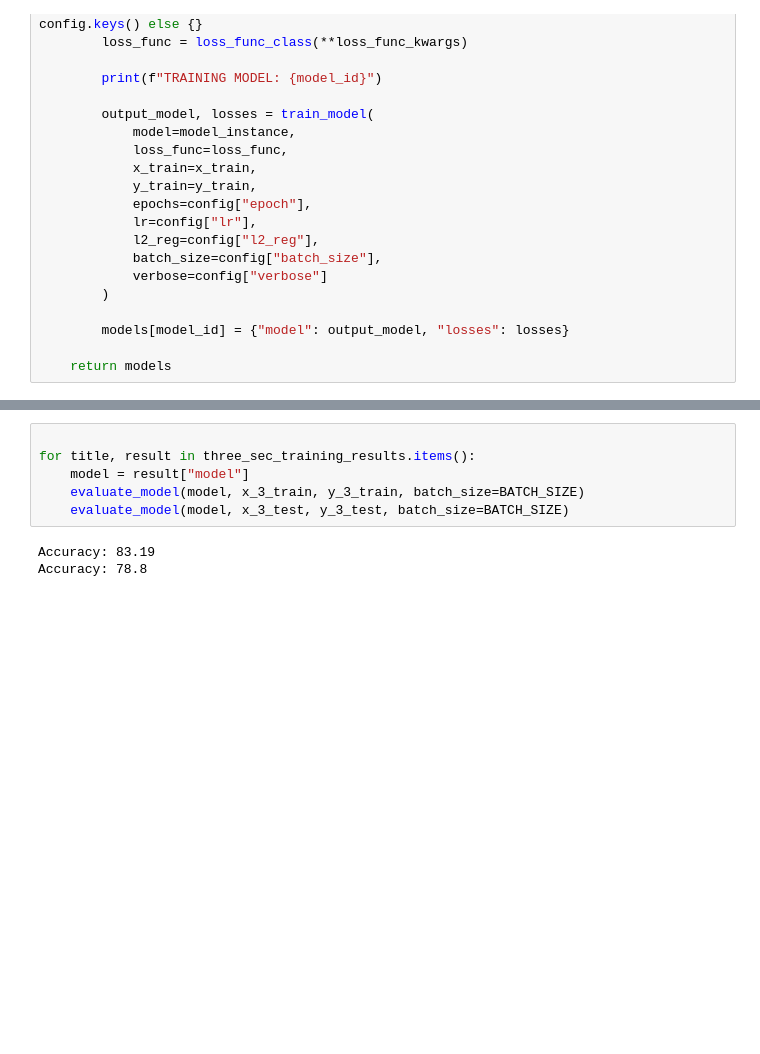
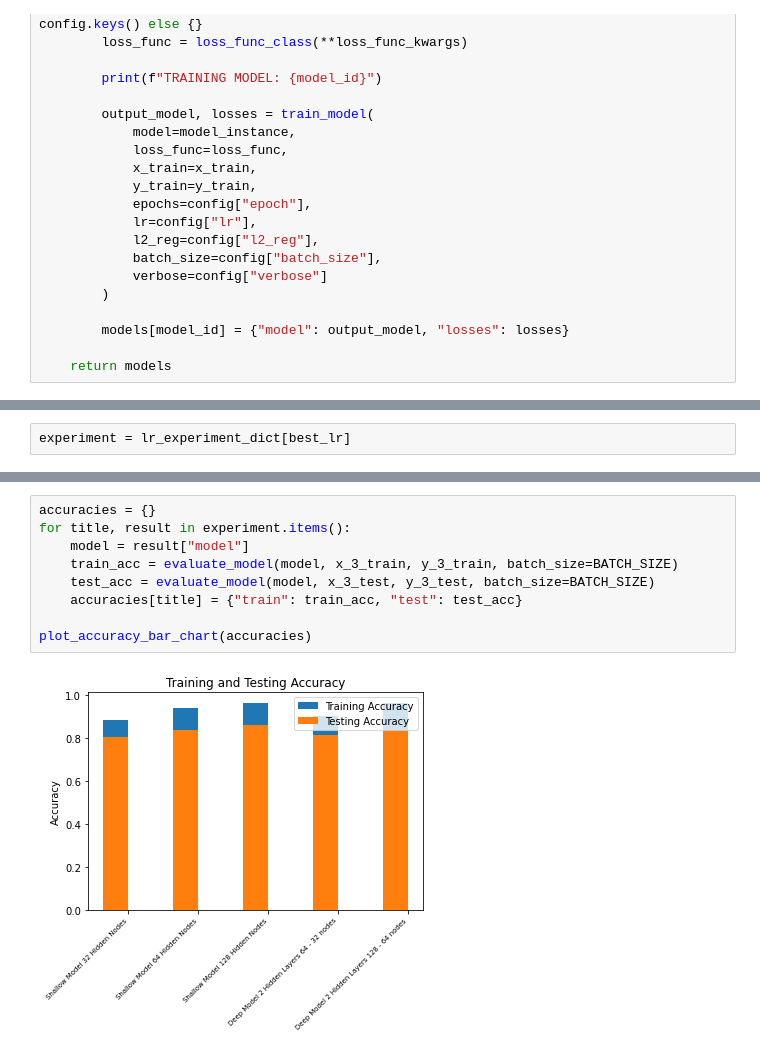
Before and after one commit to matthew-gries/ds4400-final-project, a Jupyter notebook: notebooks/neural_net.ipynb, the cells around one changed output, grey strips where cells are left out. Cells and saved outputs as stored; diff of their text form; blank space fills up the shorter version.

```diff
--- a/notebooks/neural_net.ipynb
+++ b/notebooks/neural_net.ipynb
@@ -303,0 +321,2 @@ def evaluate_model(model, x_data, y_data, batch_size):
+# %%
+experiment = lr_experiment_dict[best_lr]
@@ -304,9 +327,11 @@ def evaluate_model(model, x_data, y_data, batch_size):
 # %%
+accuracies = {}
+for title, result in experiment.items():
+    model = result["model"]
+    train_acc = evaluate_model(model, x_3_train, y_3_train, batch_size=BATCH_SIZE)
+    test_acc = evaluate_model(model, x_3_test, y_3_test, batch_size=BATCH_SIZE)
+    accuracies[title] = {"train": train_acc, "test": test_acc}
 
-for title, result in three_sec_training_results.items():
-	model = result["model"]
-	evaluate_model(model, x_3_train, y_3_train, batch_size=BATCH_SIZE)
-	evaluate_model(model, x_3_test, y_3_test, batch_size=BATCH_SIZE)
+plot_accuracy_bar_chart(accuracies)
 # %% [output]
-Accuracy: 83.19
-Accuracy: 78.8
+[figure, added]
```
Also changed, not shown: parts of 10 cells of this notebook.
